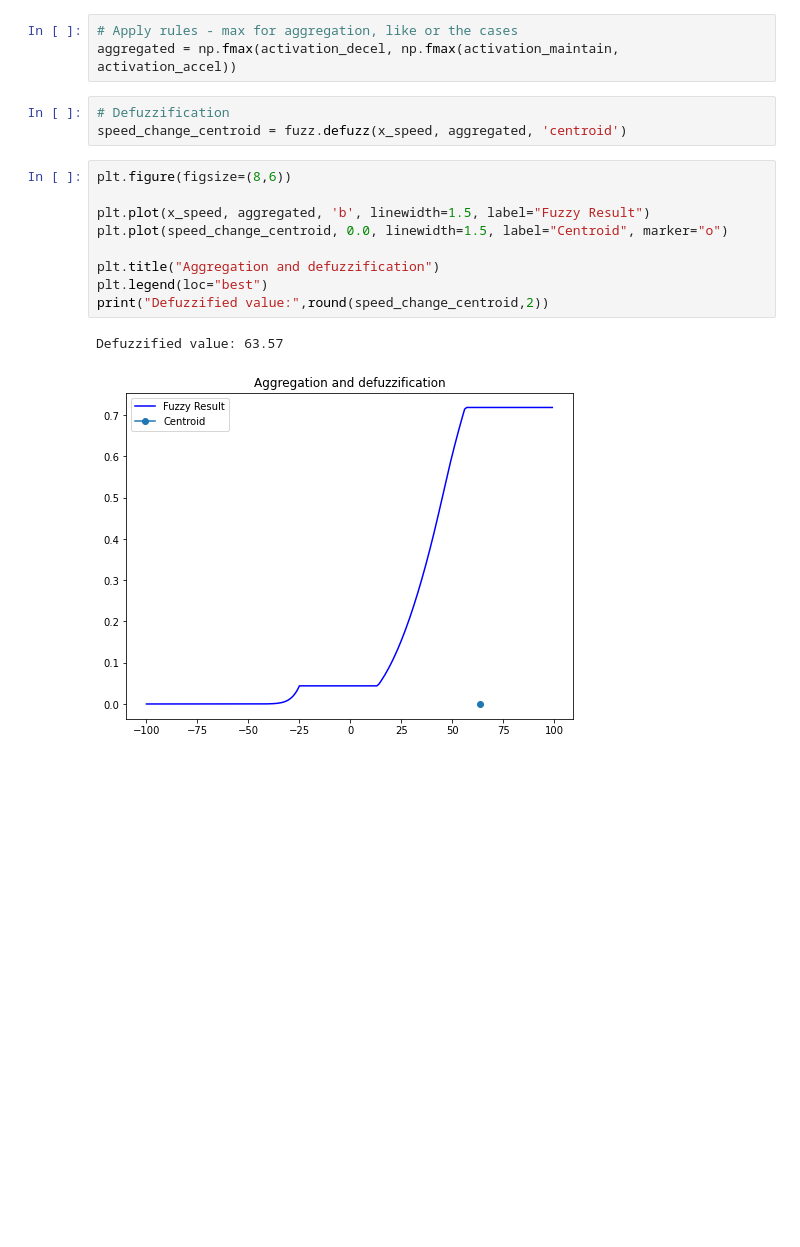
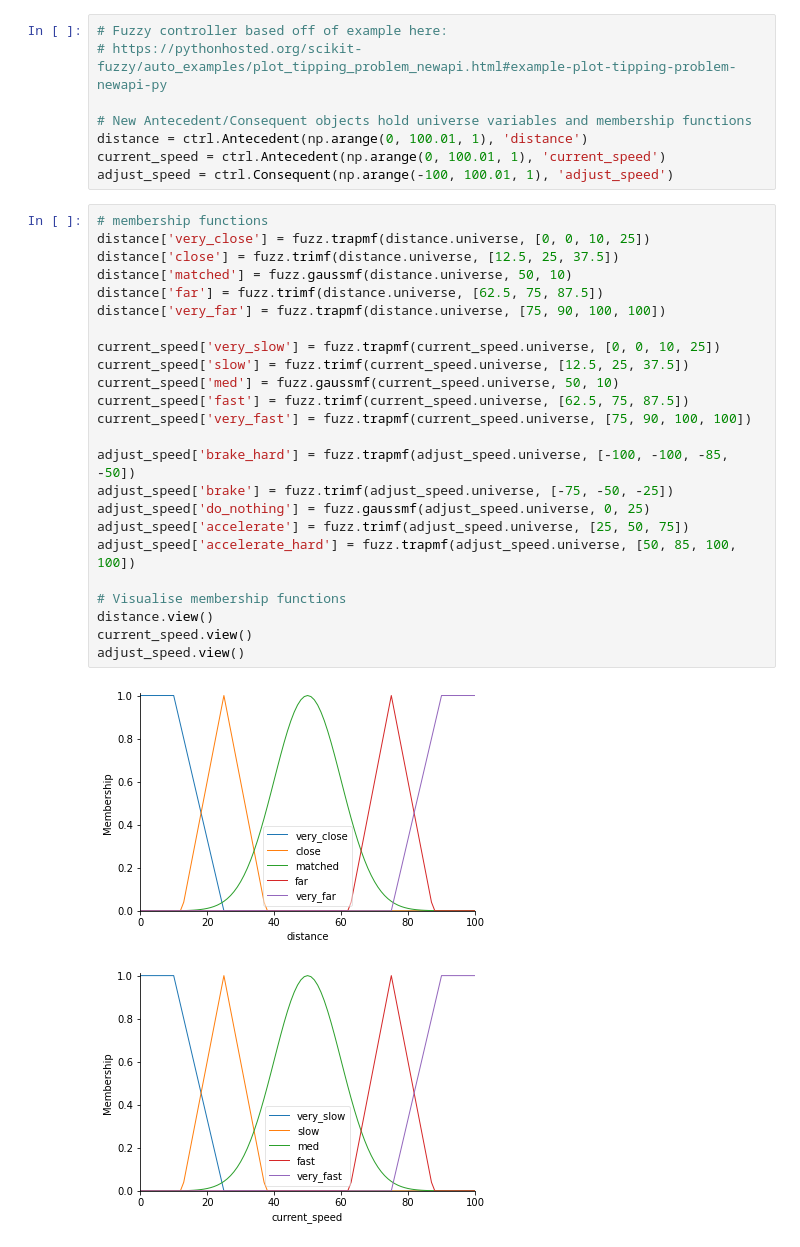
Before and after one commit to Bungatronic/sit215pbl1, a Jupyter notebook: vehicle-distance-seperator.ipynb, the cells around one changed output. Cells and saved outputs as stored; diff of their text form; blank space fills up the shorter version.

Commit message:
more granulated membership functions for finer outputs

```diff
--- a/vehicle-distance-seperator.ipynb
+++ b/vehicle-distance-seperator.ipynb
@@ -83,18 +5,35 @@ print("Activation accel:", activation_accel)
-# %%
-# Apply rules - max for aggregation, like or the cases
-aggregated = np.fmax(activation_decel, np.fmax(activation_maintain, activation_accel))
-# %%
-# Defuzzification
-speed_change_centroid = fuzz.defuzz(x_speed, aggregated, 'centroid')
-# %%
-plt.figure(figsize=(8,6))
-
-plt.plot(x_speed, aggregated, 'b', linewidth=1.5, label="Fuzzy Result")
-plt.plot(speed_change_centroid, 0.0, linewidth=1.5, label="Centroid", marker="o")
-
-plt.title("Aggregation and defuzzification")
-plt.legend(loc="best")
-print("Defuzzified value:",round(speed_change_centroid,2))
-# %% [output]
-Defuzzified value: 63.57
-[figure, removed]
+# %%
+# Fuzzy controller based off of example here:
+# https://pythonhosted.org/scikit-fuzzy/auto_examples/plot_tipping_problem_newapi.html#example-plot-tipping-problem-newapi-py
+
+# New Antecedent/Consequent objects hold universe variables and membership functions
+distance = ctrl.Antecedent(np.arange(0, 100.01, 1), 'distance')
+current_speed = ctrl.Antecedent(np.arange(0, 100.01, 1), 'current_speed')
+adjust_speed = ctrl.Consequent(np.arange(-100, 100.01, 1), 'adjust_speed')
+# %%
+# membership functions
+distance['very_close'] = fuzz.trapmf(distance.universe, [0, 0, 10, 25])
+distance['close'] = fuzz.trimf(distance.universe, [12.5, 25, 37.5])
+distance['matched'] = fuzz.gaussmf(distance.universe, 50, 10)
+distance['far'] = fuzz.trimf(distance.universe, [62.5, 75, 87.5])
+distance['very_far'] = fuzz.trapmf(distance.universe, [75, 90, 100, 100])
+
+current_speed['very_slow'] = fuzz.trapmf(current_speed.universe, [0, 0, 10, 25])
+current_speed['slow'] = fuzz.trimf(current_speed.universe, [12.5, 25, 37.5])
+current_speed['med'] = fuzz.gaussmf(current_speed.universe, 50, 10)
+current_speed['fast'] = fuzz.trimf(current_speed.universe, [62.5, 75, 87.5])
+current_speed['very_fast'] = fuzz.trapmf(current_speed.universe, [75, 90, 100, 100])
+
+adjust_speed['brake_hard'] = fuzz.trapmf(adjust_speed.universe, [-100, -100, -85, -50])
+adjust_speed['brake'] = fuzz.trimf(adjust_speed.universe, [-75, -50, -25])
+adjust_speed['do_nothing'] = fuzz.gaussmf(adjust_speed.universe, 0, 25)
+adjust_speed['accelerate'] = fuzz.trimf(adjust_speed.universe, [25, 50, 75])
+adjust_speed['accelerate_hard'] = fuzz.trapmf(adjust_speed.universe, [50, 85, 100, 100])
+
+# Visualise membership functions
+distance.view()
+current_speed.view()
+adjust_speed.view()
+# %% [output]
+[figure, added]
+[figure, added]
```
Also changed, not shown: parts of 13 cells of this notebook.
